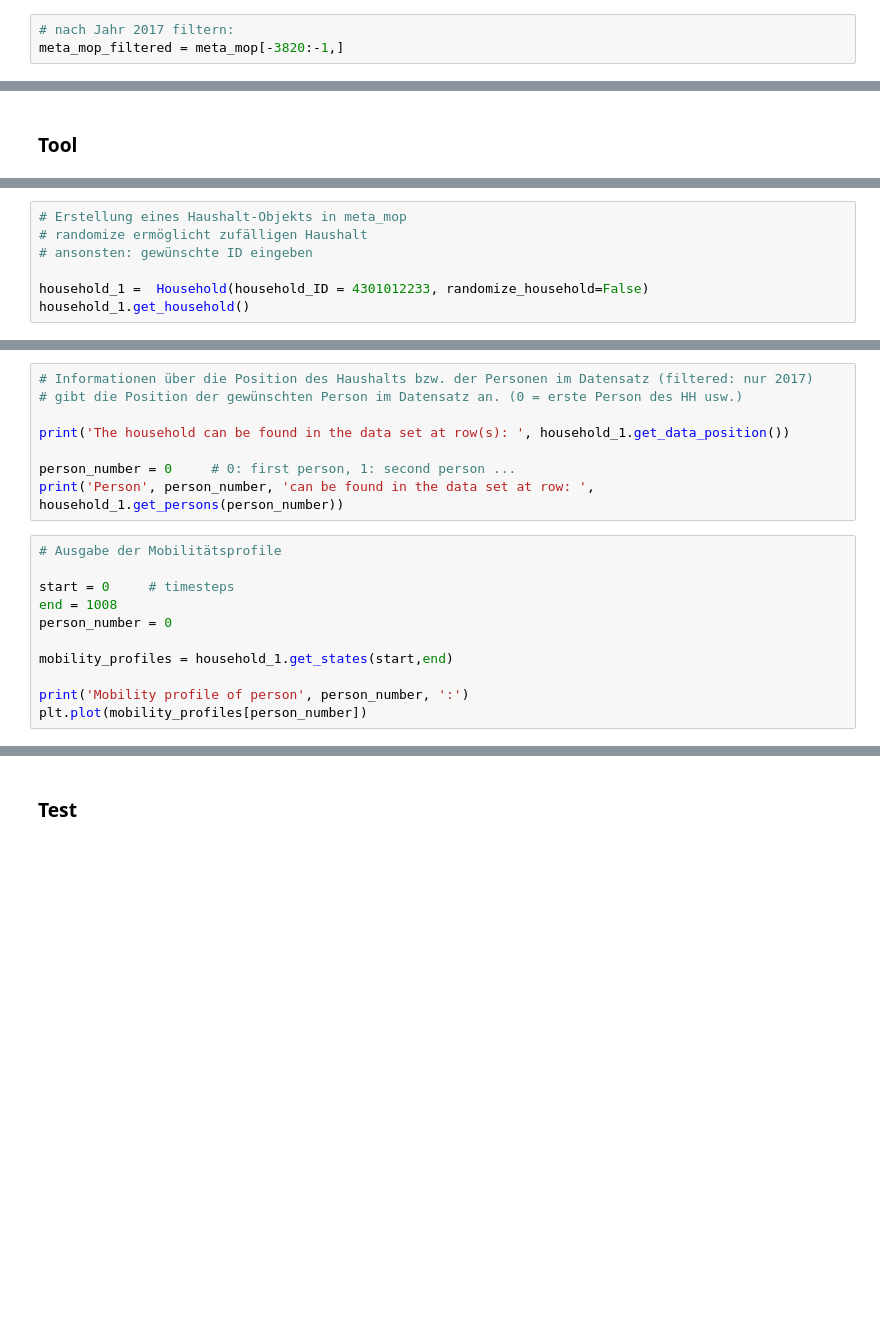
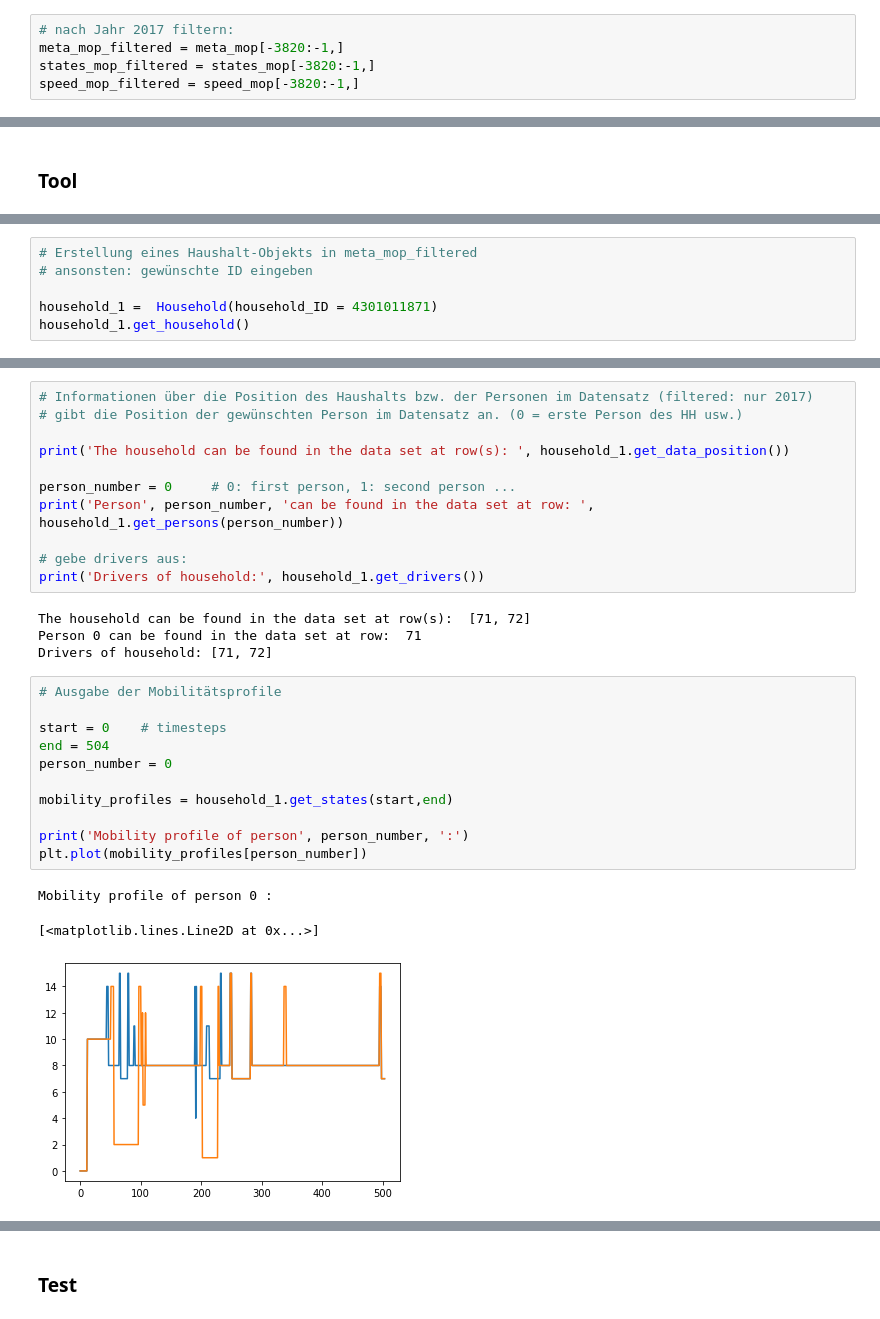
Before and after one commit to Tobi-KL/SOC_Profile_Generation, a Jupyter notebook: Mobility_Profile_Generation.ipynb, the cells around one changed output, grey strips where cells are left out. Cells and saved outputs as stored; diff of their text form; blank space fills up the shorter version.

```diff
--- a/Mobility_Profile_Generation.ipynb
+++ b/Mobility_Profile_Generation.ipynb
@@ -26,6 +34,8 @@ with open('/content/drive/MyDrive/Tobias_MA/Data/data_mop.pkl', 'rb') as input:
 # %%
 # nach Jahr 2017 filtern:
 meta_mop_filtered = meta_mop[-3820:-1,]
+states_mop_filtered = states_mop[-3820:-1,]
+speed_mop_filtered = speed_mop[-3820:-1,]
 # %%
 state_names = ['not known (mobile or not mobile)', 'work', 'work', 'school,training',
                'shopping', 'private', 'bring,pick up', 'freetime', 'home',
@@ -259,9 +485,8 @@ Erstellung eines Haushalt-Objektes:
 # %%
-# Erstellung eines Haushalt-Objekts in meta_mop
-# randomize ermöglicht zufälligen Haushalt
+# Erstellung eines Haushalt-Objekts in meta_mop_filtered
 # ansonsten: gewünschte ID eingeben
 
-household_1 =  Household(household_ID = 4301012233, randomize_household=False)
+household_1 =  Household(household_ID = 4301011871)
 household_1.get_household()
 # %%
 # Anzahl Bewohner des Haushalts
@@ -279,17 +508,28 @@ print('The household can be found in the data set at row(s): ', household_1.get_
 
 person_number = 0     # 0: first person, 1: second person ...
 print('Person', person_number, 'can be found in the data set at row: ', household_1.get_persons(person_number))
+
+# gebe drivers aus:
+print('Drivers of household:', household_1.get_drivers())
+# %% [output]
+The household can be found in the data set at row(s):  [71, 72]
+Person 0 can be found in the data set at row:  71
+Drivers of household: [71, 72]
 # %%
 # Ausgabe der Mobilitätsprofile
 
-start = 0     # timesteps
-end = 1008
+start = 0    # timesteps
+end = 504
 person_number = 0
 
 mobility_profiles = household_1.get_states(start,end)
 
 print('Mobility profile of person', person_number, ':')
 plt.plot(mobility_profiles[person_number])
+# %% [output]
+Mobility profile of person 0 :
+[<matplotlib.lines.Line2D at 0x...>]
+[figure, added]
 # %%
 # Ausgabe der Speed-Profiles
 
```
Also changed, not shown: parts of 23 cells of this notebook.
